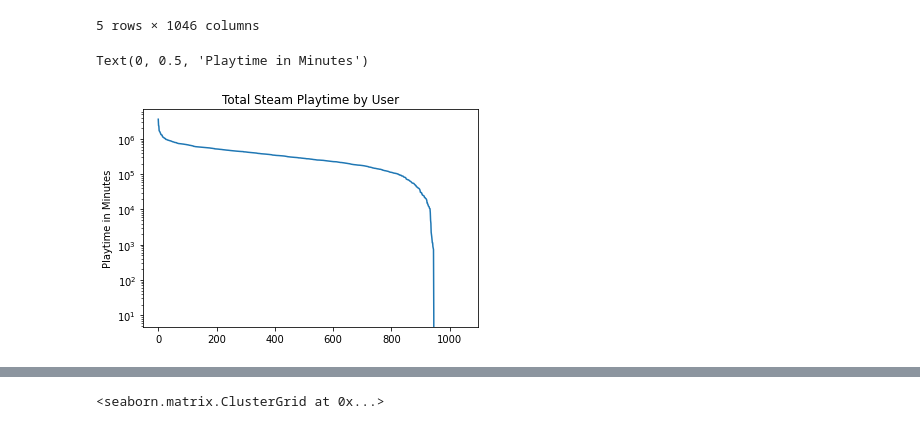
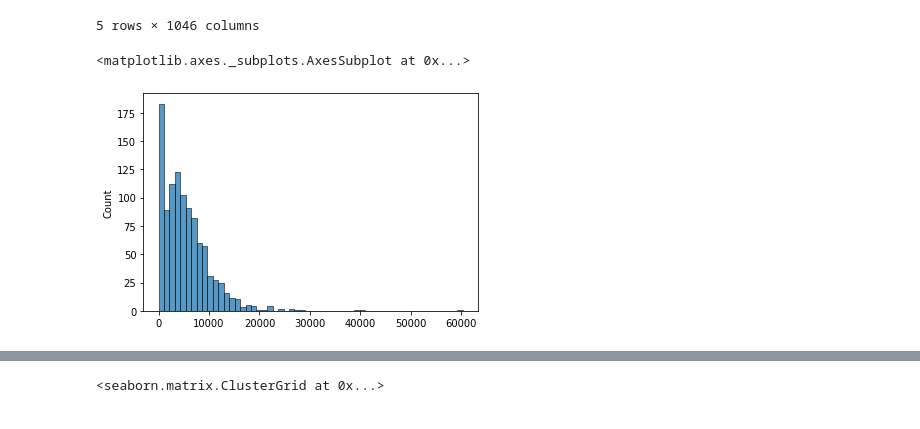
Before and after one commit to tanay-gangey/Full-Steam-Ahead, a Jupyter notebook: notebook/User Clustering Playtime.ipynb, the cells around one changed output, grey strips where cells are left out. Saved outputs shown, nothing was run; the diff lists cells and outputs as text; code cells hidden in the pictures.

```diff
--- a/notebook/User Clustering Playtime.ipynb
+++ b/notebook/User Clustering Playtime.ipynb
@@ -64,13 +62,11 @@ games_recs_info.head()
 | 50 | 0.0 | 0.0 | 0.0 | 0.0 | 0.0 | ... |
 5 rows × 1046 columns
 # %%
-plt.plot(sorted(games_recs_info.sum().tolist(), reverse=True))
-plt.yscale("log")
-plt.title("Total Steam Playtime by User")
-plt.ylabel("Playtime in Minutes")
+data = games_recs_info.sum()/60
+sns.histplot(data)
 # %% [output]
-Text(0, 0.5, 'Playtime in Minutes')
+<matplotlib.axes._subplots.AxesSubplot at 0x...>
-[figure, old version]
+[figure, new version]
 # %%
 top_percentage = 0.3
 top_rows = 1046*(1-top_percentage)
```
Also changed, not shown: parts of 9 cells of this notebook, 2 other files.
